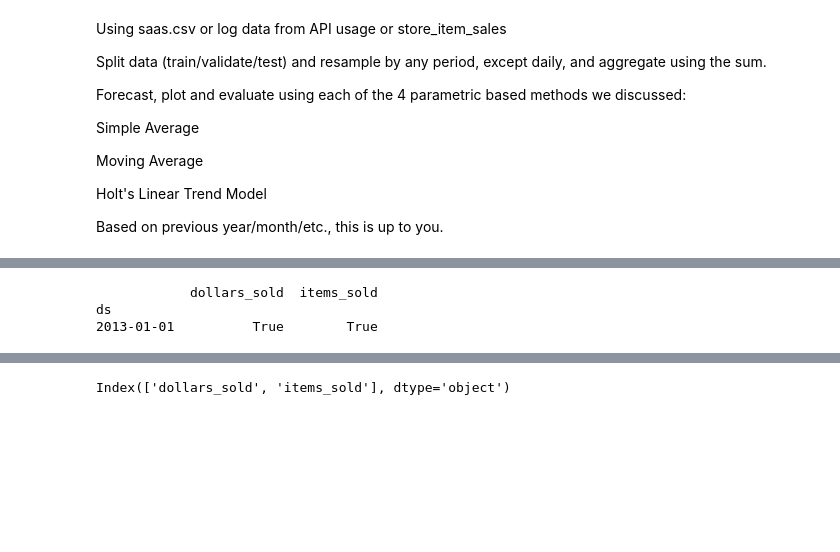
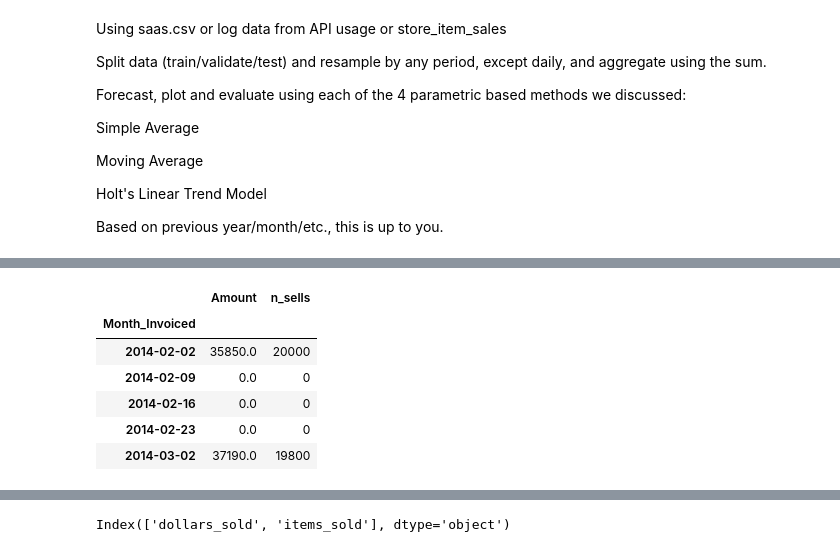
Before and after one commit to Olivert75/time-series-exercises, a Jupyter notebook: model.ipynb, the cells around one changed output, grey strips where cells are left out. Cells and saved outputs as stored; diff of their text form; code cells hidden in the pictures; blank space fills up the shorter version.

```diff
--- a/model.ipynb
+++ b/model.ipynb
@@ -135,8 +131,11 @@ True
 # %%
-#Does the first row of original df equate to the first row of train?
-print(df.head(1) == train.head(1))
+train.head()
 # %% [output]
-            dollars_sold  items_sold
-ds
-2013-01-01          True        True
+|  | Amount | n_sells |
+| Month_Invoiced |  |  |
+| 2014-02-02 | 35850.0 | 20000 |
+| 2014-02-09 | 0.0 | 0 |
+| 2014-02-16 | 0.0 | 0 |
+| 2014-02-23 | 0.0 | 0 |
+| 2014-03-02 | 37190.0 | 19800 |
 # %%
```
Also changed, not shown: parts of 31 cells of this notebook.
